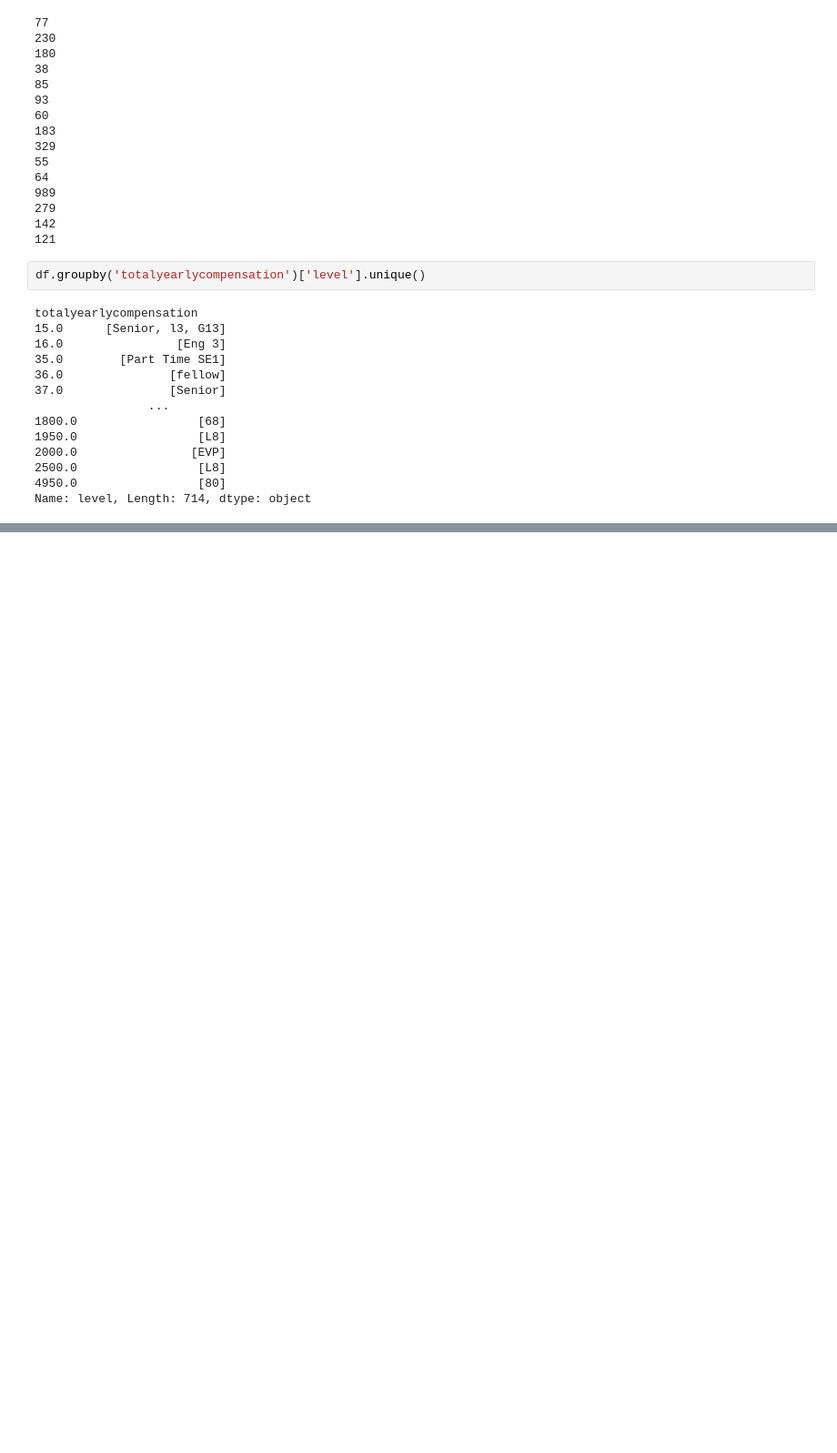
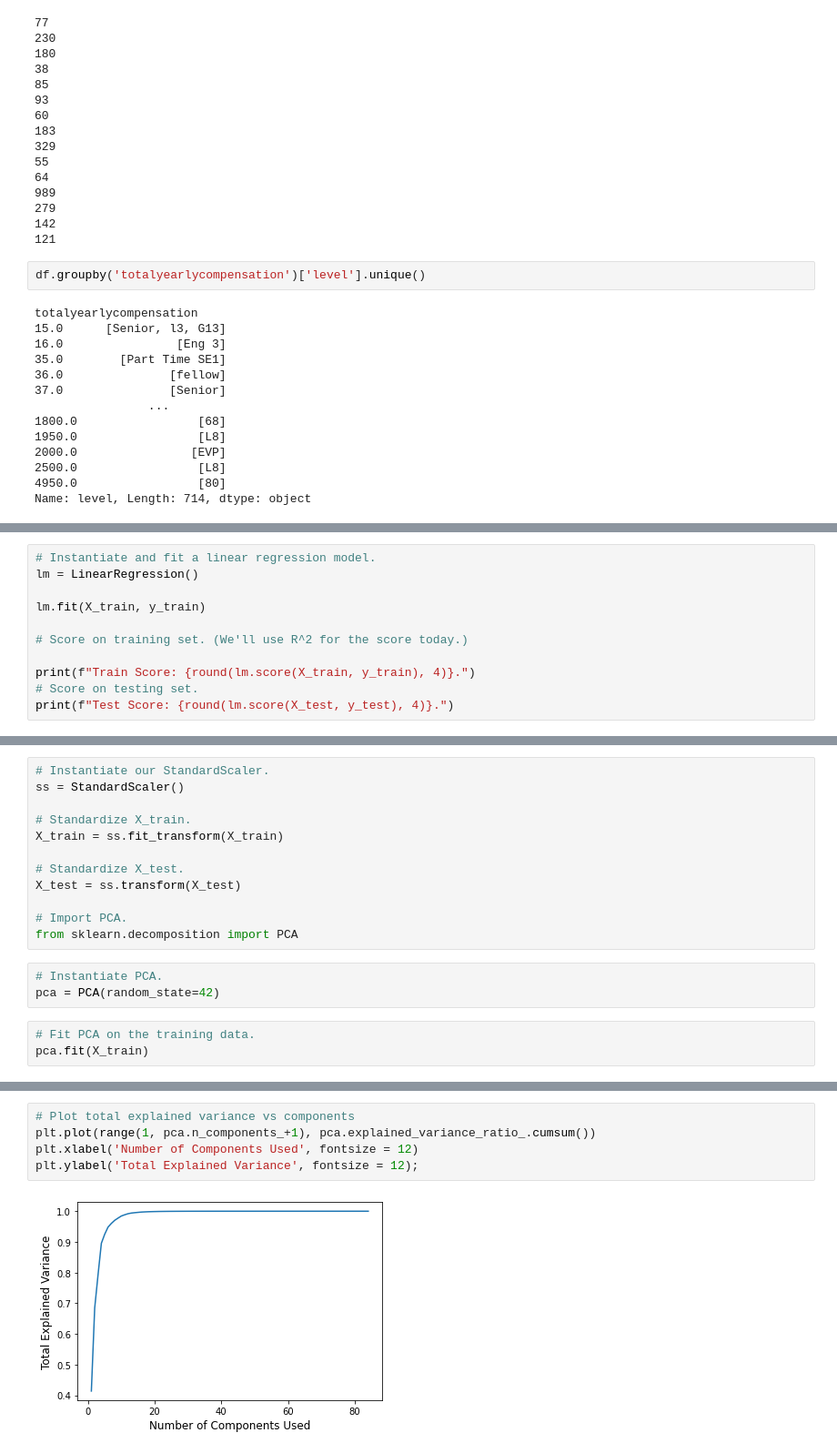
Before and after one commit to mh0805/Group-Project, a Jupyter notebook: Code/EDA_TEAM.ipynb, the cells around one changed output, grey strips where cells are left out. Shown at 91% size. Drawn from its saved outputs; the diff is of its cells as text; blank space fills up the shorter version.

```diff
--- a/Code/EDA_TEAM.ipynb
+++ b/Code/EDA_TEAM.ipynb
@@ -458,0 +864,11 @@ Name: level, Length: 714, dtype: object
+# %%
+# Instantiate and fit a linear regression model.
+lm = LinearRegression()
+
+lm.fit(X_train, y_train)
+
+# Score on training set. (We'll use R^2 for the score today.)
+
+print(f"Train Score: {round(lm.score(X_train, y_train), 4)}.")
+# Score on testing set.
+print(f"Test Score: {round(lm.score(X_test, y_test), 4)}.")
@@ -458,0 +878,18 @@ Name: level, Length: 714, dtype: object
+# %%
+# Instantiate our StandardScaler.
+ss = StandardScaler()
+
+# Standardize X_train.
+X_train = ss.fit_transform(X_train)
+
+# Standardize X_test.
+X_test = ss.transform(X_test)
+
+# Import PCA.
+from sklearn.decomposition import PCA
+# %%
+# Instantiate PCA.
+pca = PCA(random_state=42)
+# %%
+# Fit PCA on the training data.
+pca.fit(X_train)
@@ -458,0 +934,7 @@ Name: level, Length: 714, dtype: object
+# %%
+# Plot total explained variance vs components
+plt.plot(range(1, pca.n_components_+1), pca.explained_variance_ratio_.cumsum())
+plt.xlabel('Number of Components Used', fontsize = 12)
+plt.ylabel('Total Explained Variance', fontsize = 12);
+# %% [output]
+[figure, added]
```
Also changed, not shown: parts of 86 cells of this notebook, 1 other file.
